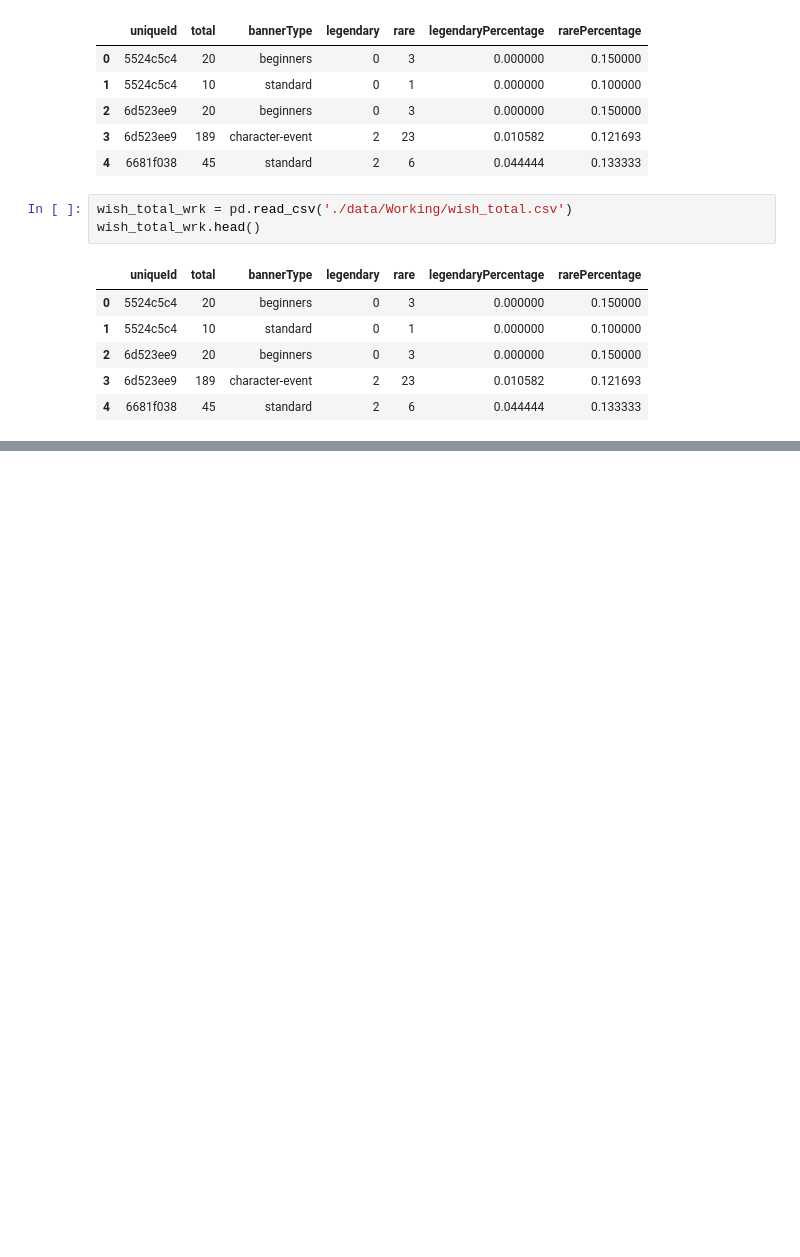
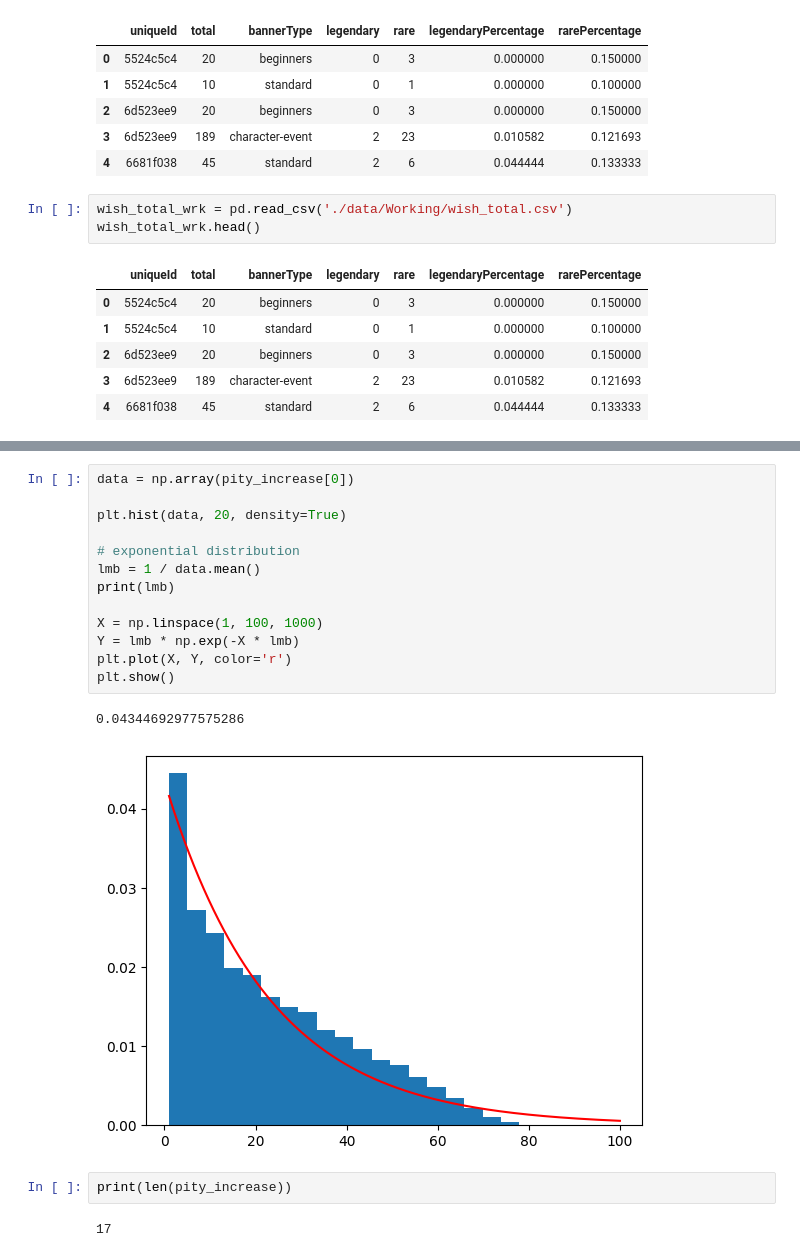
Before and after one commit to kzqiu/cdss-hack-2023, a Jupyter notebook: genshin.ipynb, the cells around one changed output, grey strips where cells are left out. Cells and saved outputs as stored; diff of their text form; blank space fills up the shorter version.

```diff
--- a/genshin.ipynb
+++ b/genshin.ipynb
@@ -46,0 +206,20 @@ wish_total_wrk.head()
+# %%
+data = np.array(pity_increase[0])
+
+plt.hist(data, 20, density=True)
+
+# exponential distribution
+lmb = 1 / data.mean()
+print(lmb)
+
+X = np.linspace(1, 100, 1000)
+Y = lmb * np.exp(-X * lmb)
+plt.plot(X, Y, color='r')
+plt.show()
+# %% [output]
+0.04344692977575286
+[figure, added]
+# %%
+print(len(pity_increase))
+# %% [output]
+17
```
Also changed, not shown: parts of 14 cells of this notebook, 52 other files.
